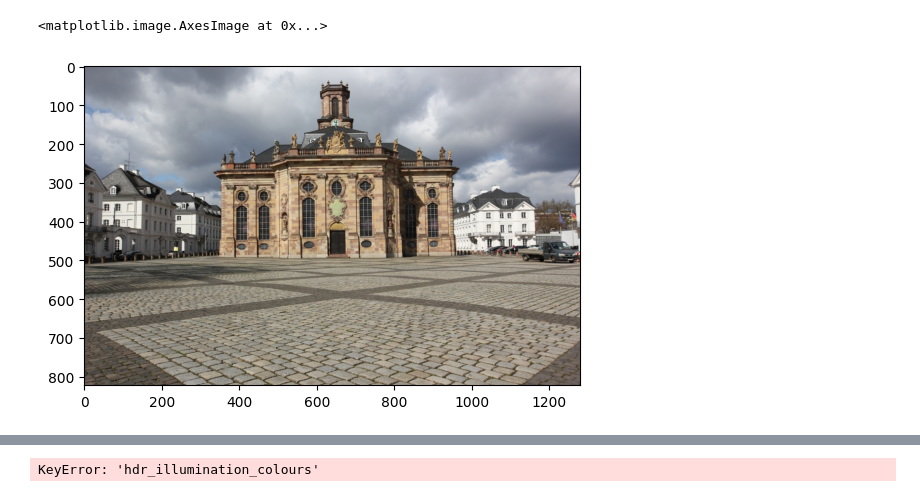
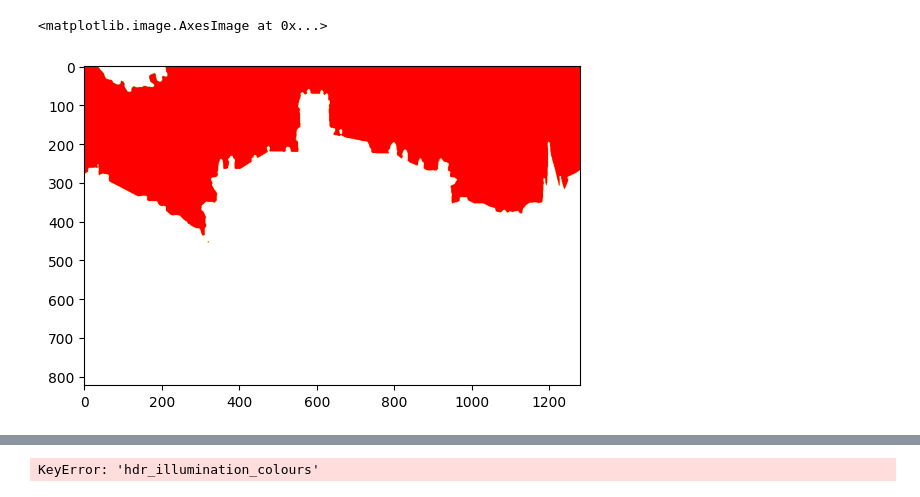
Before and after one commit to JADGardner/neusky, a Jupyter notebook: notebooks/test.ipynb, the cells around one changed output, grey strips where cells are left out. Saved outputs shown, nothing was run; the diff lists cells and outputs as text; code cells hidden in the pictures.

Commit message:
add mask for out of view frustum stuff

```diff
--- a/notebooks/test.ipynb
+++ b/notebooks/test.ipynb
@@ -64,11 +75,11 @@ Caching all 95 images.
 # %%
-image_batch = datamanager.train_image_dataloader[100]
+image_batch = datamanager.train_image_dataloader[98]
 ray_bundle = datamanager.train_dataset.cameras.generate_rays(camera_indices=image_batch['image_idx'], keep_shape=True)
 ray_bundle = ray_bundle.to(device)
-plt.imshow(image_batch['image'].cpu().numpy())
+plt.imshow(image_batch['mask'].cpu().numpy())
 # %% [output]
 <matplotlib.image.AxesImage at 0x...>
-[figure, old version]
+[figure, new version]
 # %%
 model.viewing_training_image = True
 model_output = model.get_outputs_for_camera_ray_bundle(camera_ray_bundle=ray_bundle, show_progress=True)
```
Also changed, not shown: parts of 4 cells of this notebook, 3 other files.
